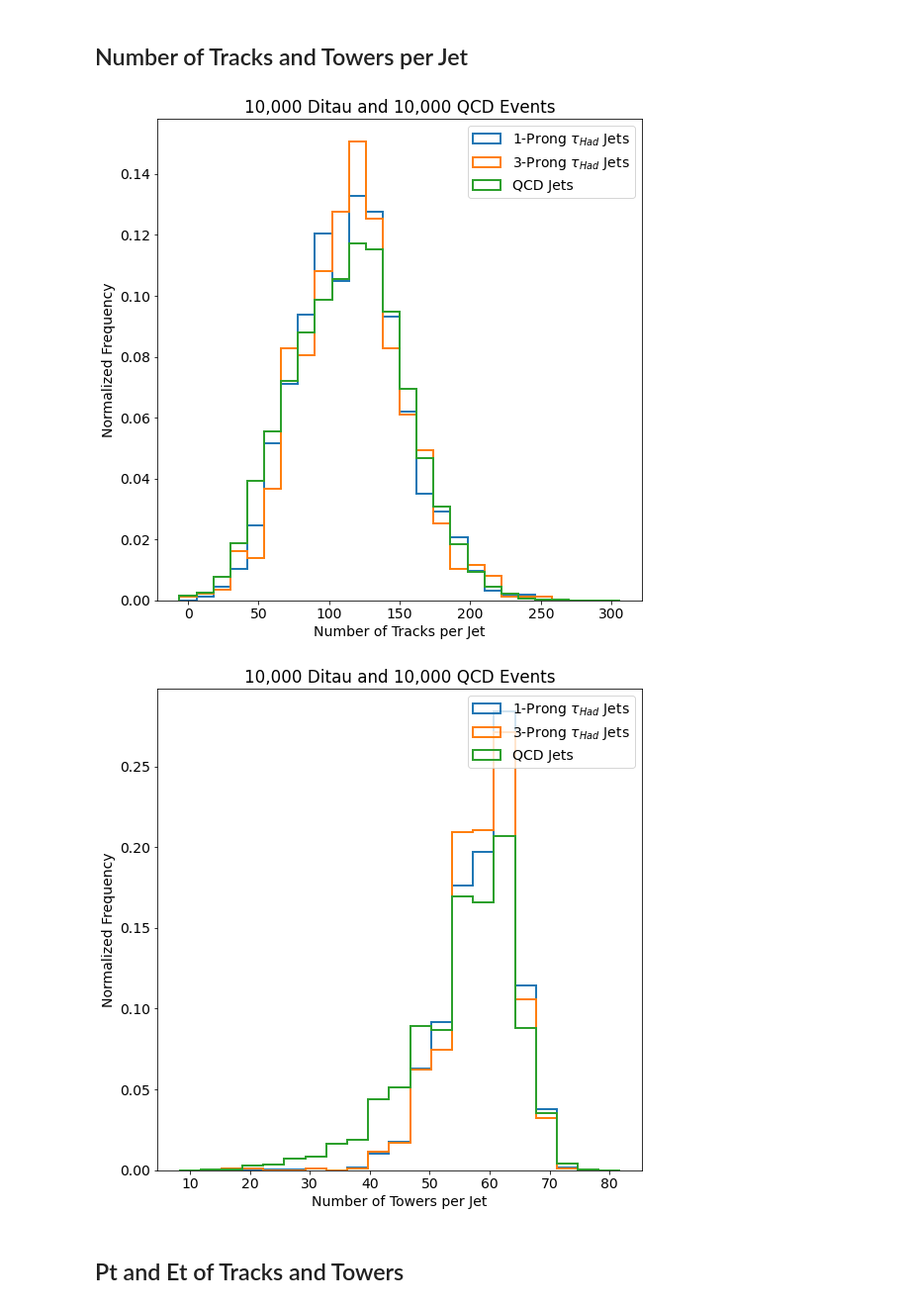
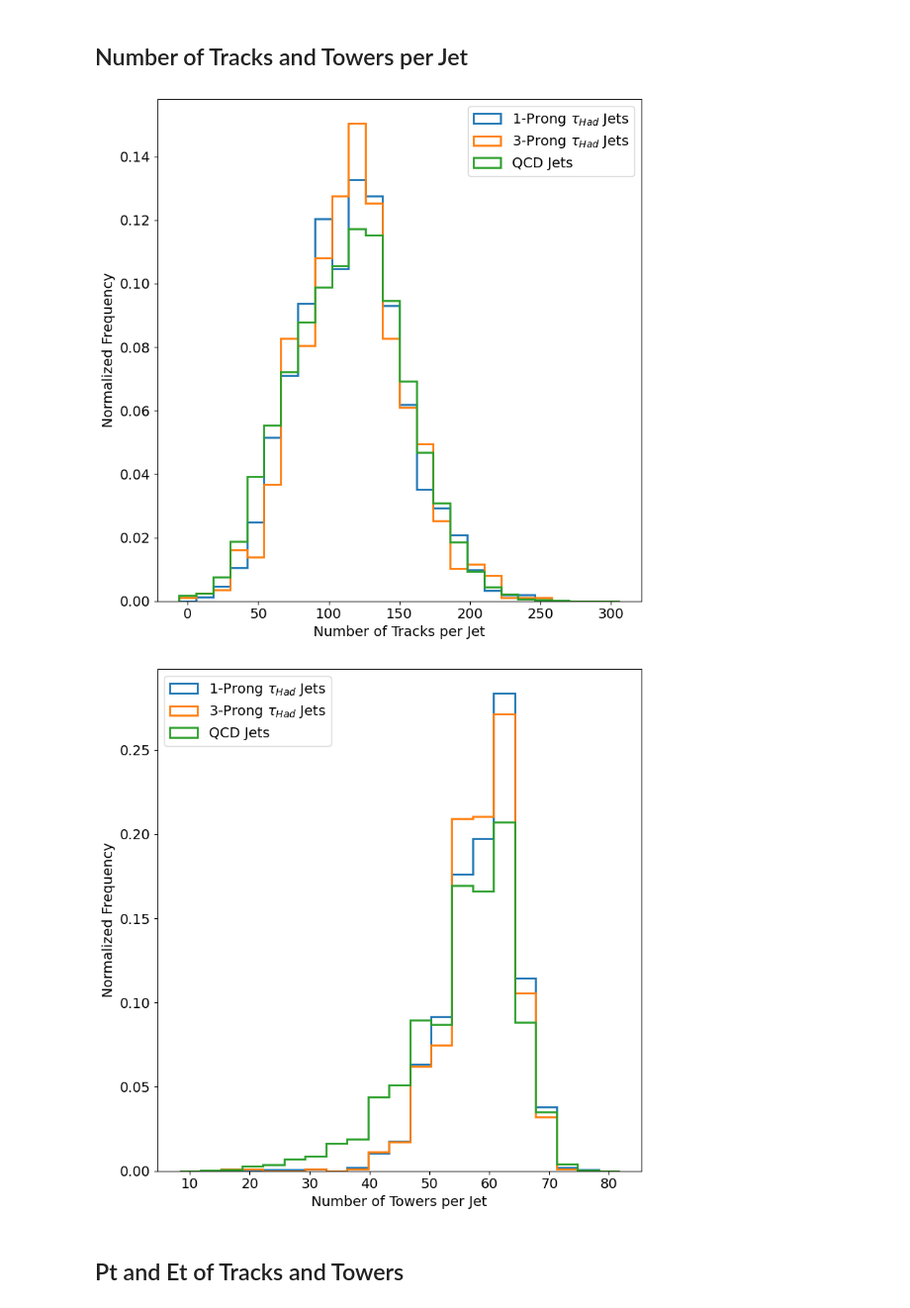
Before and after one commit to xju2/root_gnn, a Jupyter notebook: notebook/Plottings for Dataset.ipynb, the cells around one changed output. Shown: that part at 99% size. Drawn from its saved outputs; the diff is of its cells as text; code cells hidden in the pictures.

```diff
--- a/notebook/Plottings for Dataset.ipynb
+++ b/notebook/Plottings for Dataset.ipynb
@@ -49,7 +56,7 @@ def get_data_from_df(df, var):
 # %%
 def plot(df, var_name, rg=None, num_bins=25, xlabel="",
          ylabel='Normalized Frequency', save_name="name.pdf",
-         use_mean=False, font_size=12):
+         use_mean=False, font_size=12, loc='best'):
     plt.rcParams['font.size'] = str(font_size)
     var_1p, var_3p, var_bg = get_data_from_df(df, var_name)
     fig, ax = plt.subplots(figsize=(8,8))
@@ -70,10 +77,10 @@ def plot(df, var_name, rg=None, num_bins=25, xlabel="",
         ax.axvline(var_3p_avg, linestyle='dashed', alpha=0.6, color='orange', label=r'Mean Value (3-Prong $\tau_{Had}$ Jets)'+f' = {var_3p_avg:.2f}')
         ax.axvline(var_bg_avg, linestyle='dashed', alpha=0.6, color='green', label=f'Mean Value (QCD Jets) = {var_bg_avg:.2f}')
 
-    ax.set_title('10,000 Ditau and 10,000 QCD Events')
+    #ax.set_title('10,000 Di-Tau and 10,000 QCD Events')
     ax.set_ylabel(ylabel)
     ax.set_xlabel(xlabel)
-    ax.legend()
+    ax.legend(loc=loc)
 
     plt.tight_layout()
 
@@ -220,19 +227,19 @@ var_name = 'num_track'
 plot(df, var_name, rg=(0,300), num_bins=25,
      xlabel='Number of Tracks per Jet',
      ylabel=f'Normalized Frequency',
-     save_name="Num_Tracks.pdf",
+     save_name="LLV_Num_Tracks.pdf",
      use_mean=False, font_size=14)
 # %% [output]
-[figure, old version]
+[figure, new version]
 # %%
 var_name = 'num_tower'
 plot(df, var_name, rg=(10,80), num_bins=20,
      xlabel='Number of Towers per Jet',
      ylabel=f'Normalized Frequency',
-     save_name="Num_Tracks.pdf",
-    use_mean=False, font_size=14)
+     save_name="LLV_Num_Towers.pdf",
+    use_mean=False, font_size=14,loc='upper left')
 # %% [output]
-[figure, old version]
+[figure, new version]
 # %% [markdown]
 ## Pt and Et of Tracks and Towers
 # %%
```
Also changed, not shown: parts of 9 cells of this notebook, 33 other files.
